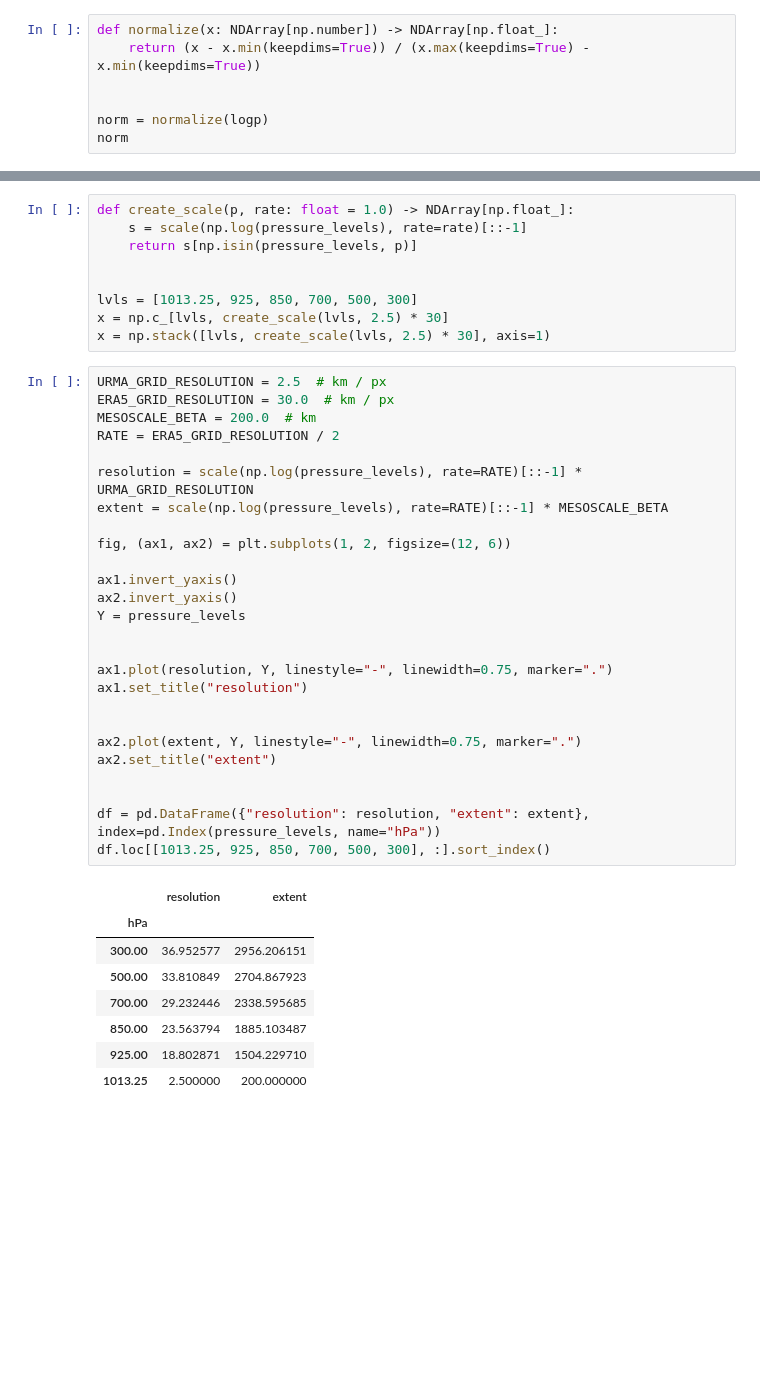
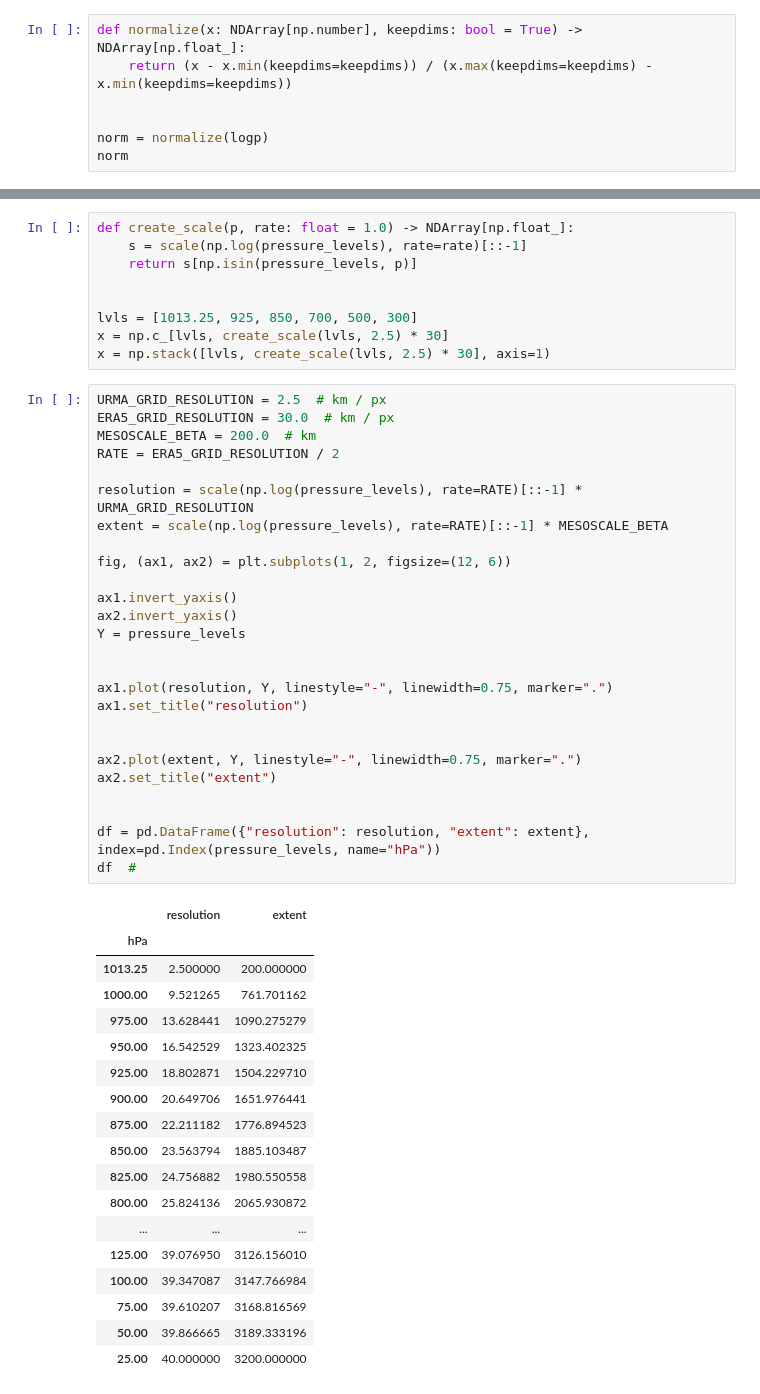
Before and after one commit to leaver2000/mesoformer, a Jupyter notebook: notebooks/2. meso-scaling.ipynb, the cells around one changed output, grey strips where cells are left out. Drawn from its saved outputs; the diff is of its cells as text; blank space fills up the shorter version.

```diff
--- a/notebooks/2. meso-scaling.ipynb
+++ b/notebooks/2. meso-scaling.ipynb
@@ -34,6 +37,6 @@ array([6.92091827, 6.90775528, 6.88243747, 6.85646198, 6.82979374,
 # %%
-def normalize(x: NDArray[np.number]) -> NDArray[np.float_]:
-    return (x - x.min(keepdims=True)) / (x.max(keepdims=True) - x.min(keepdims=True))
+def normalize(x: NDArray[np.number], keepdims: bool = True) -> NDArray[np.float_]:
+    return (x - x.min(keepdims=keepdims)) / (x.max(keepdims=keepdims) - x.min(keepdims=keepdims))
 
 
 norm = normalize(logp)
@@ -76,36 +79,46 @@ x = np.stack([lvls, create_scale(lvls, 2.5) * 30], axis=1)
 # %%
 URMA_GRID_RESOLUTION = 2.5  # km / px
 ERA5_GRID_RESOLUTION = 30.0  # km / px
 MESOSCALE_BETA = 200.0  # km
 RATE = ERA5_GRID_RESOLUTION / 2
 
 resolution = scale(np.log(pressure_levels), rate=RATE)[::-1] * URMA_GRID_RESOLUTION
 extent = scale(np.log(pressure_levels), rate=RATE)[::-1] * MESOSCALE_BETA
 
 fig, (ax1, ax2) = plt.subplots(1, 2, figsize=(12, 6))
 
 ax1.invert_yaxis()
 ax2.invert_yaxis()
 Y = pressure_levels
 
 
 ax1.plot(resolution, Y, linestyle="-", linewidth=0.75, marker=".")
 ax1.set_title("resolution")
 
 
 ax2.plot(extent, Y, linestyle="-", linewidth=0.75, marker=".")
 ax2.set_title("extent")
 
 
 df = pd.DataFrame({"resolution": resolution, "extent": extent}, index=pd.Index(pressure_levels, name="hPa"))
-df.loc[[1013.25, 925, 850, 700, 500, 300], :].sort_index()
+df  #
 # %% [output]
 |  | resolution | extent |
 | hPa |  |  |
-| 300.00 | 36.952577 | 2956.206151 |
-| 500.00 | 33.810849 | 2704.867923 |
-| 700.00 | 29.232446 | 2338.595685 |
+| 1013.25 | 2.500000 | 200.000000 |
+| 1000.00 | 9.521265 | 761.701162 |
+| 975.00 | 13.628441 | 1090.275279 |
+| 950.00 | 16.542529 | 1323.402325 |
+| 925.00 | 18.802871 | 1504.229710 |
+| 900.00 | 20.649706 | 1651.976441 |
+| 875.00 | 22.211182 | 1776.894523 |
 | 850.00 | 23.563794 | 1885.103487 |
-| 925.00 | 18.802871 | 1504.229710 |
-| 1013.25 | 2.500000 | 200.000000 |
+| 825.00 | 24.756882 | 1980.550558 |
+| 800.00 | 25.824136 | 2065.930872 |
+| ... | ... | ... |
+| 125.00 | 39.076950 | 3126.156010 |
+| 100.00 | 39.347087 | 3147.766984 |
+| 75.00 | 39.610207 | 3168.816569 |
+| 50.00 | 39.866665 | 3189.333196 |
+| 25.00 | 40.000000 | 3200.000000 |
 [figure]
```
Also changed, not shown: parts of 5 cells of this notebook, 4 other files.
